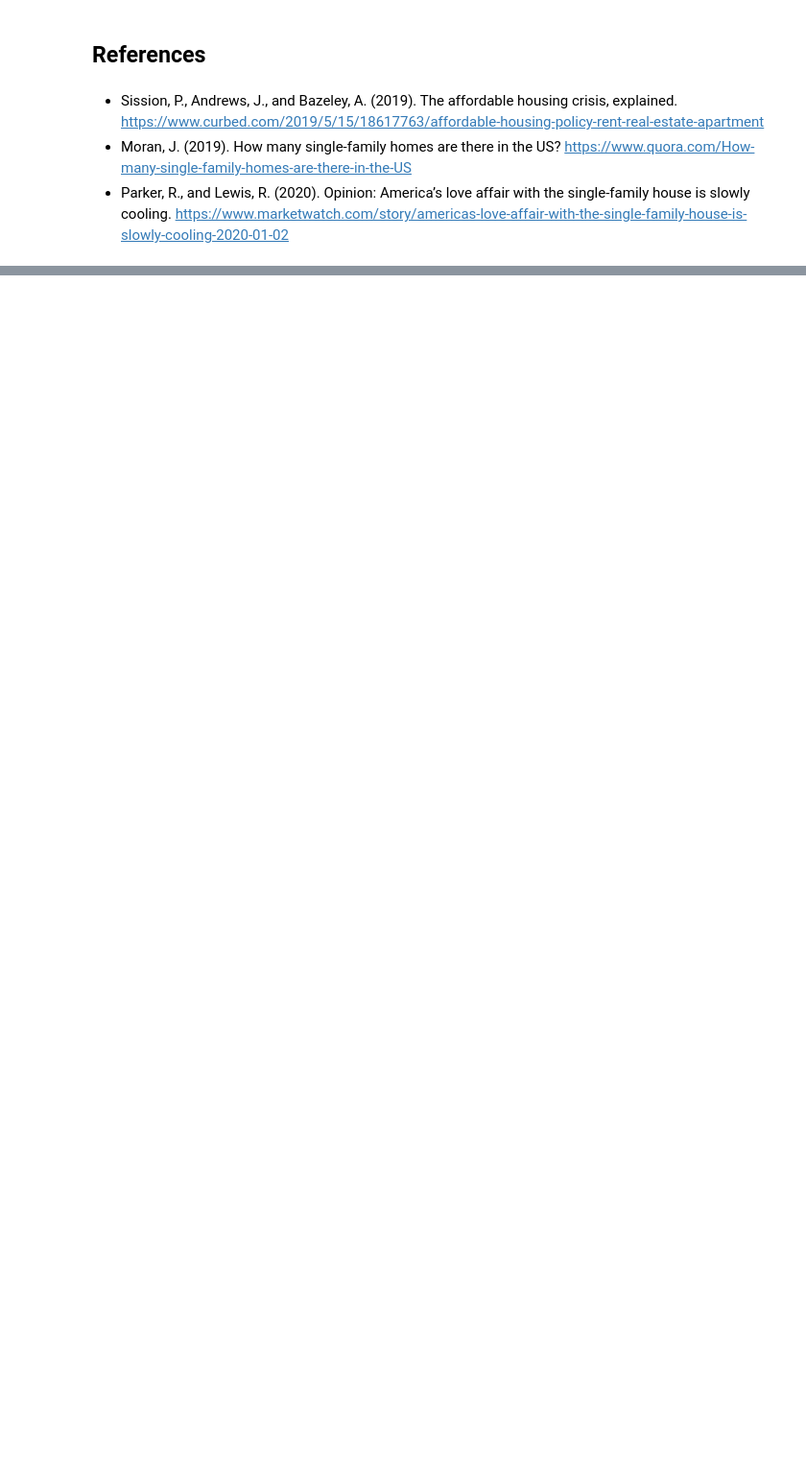
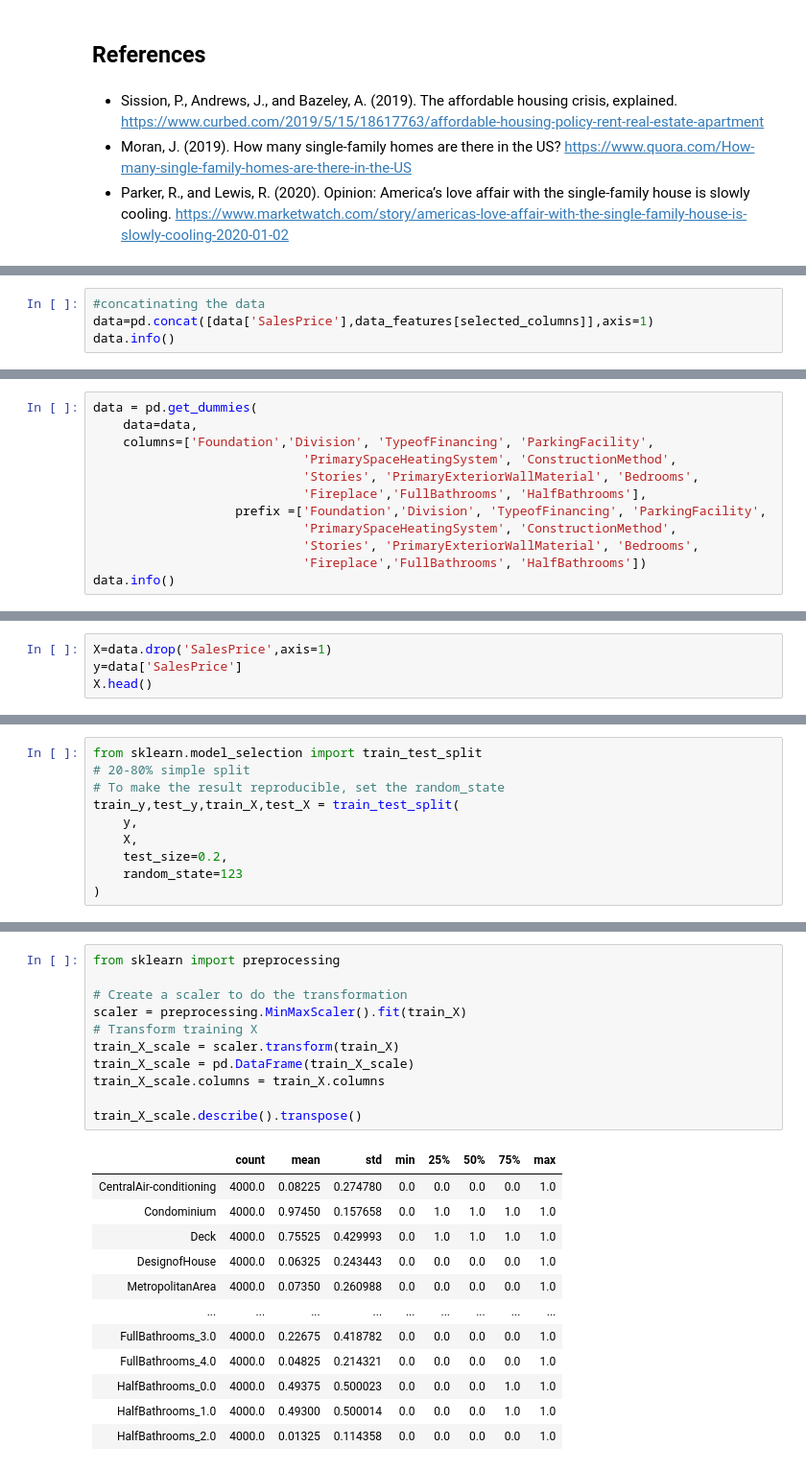
Before and after one commit to gassergalalali/MST-IST-5520-SP2020-Group-7, a Jupyter notebook: Milestone 3/Project Report - Milestone 3.ipynb, the cells around one changed output, grey strips where cells are left out. Shown at 96% size. Saved outputs shown, nothing was run; the diff lists cells and outputs as text; blank space fills up the shorter version.

```diff
--- a/Milestone 3/Project Report - Milestone 3.ipynb
+++ b/Milestone 3/Project Report - Milestone 3.ipynb
@@ -131,0 +228,4 @@ Dimension Reduction and Principal Component Analysis is shown [at this link](htt
+# %%
+#concatinating the data
+data=pd.concat([data['SalesPrice'],data_features[selected_columns]],axis=1)
+data.info()
@@ -131,0 +252,12 @@ Dimension Reduction and Principal Component Analysis is shown [at this link](htt
+# %%
+data = pd.get_dummies(
+    data=data,
+    columns=['Foundation','Division', 'TypeofFinancing', 'ParkingFacility',
+                            'PrimarySpaceHeatingSystem', 'ConstructionMethod',
+                            'Stories', 'PrimaryExteriorWallMaterial', 'Bedrooms',
+                            'Fireplace','FullBathrooms', 'HalfBathrooms'],
+                   prefix =['Foundation','Division', 'TypeofFinancing', 'ParkingFacility',
+                            'PrimarySpaceHeatingSystem', 'ConstructionMethod',
+                            'Stories', 'PrimaryExteriorWallMaterial', 'Bedrooms',
+                            'Fireplace','FullBathrooms', 'HalfBathrooms'])
+data.info()
@@ -131,0 +284,4 @@ Dimension Reduction and Principal Component Analysis is shown [at this link](htt
+# %%
+X=data.drop('SalesPrice',axis=1)
+y=data['SalesPrice']
+X.head()
@@ -131,0 +296,10 @@ Dimension Reduction and Principal Component Analysis is shown [at this link](htt
+# %%
+from sklearn.model_selection import train_test_split
+# 20-80% simple split
+# To make the result reproducible, set the random_state
+train_y,test_y,train_X,test_X = train_test_split(
+    y,
+    X,
+    test_size=0.2,
+    random_state=123
+)
@@ -131,0 +324,24 @@ Dimension Reduction and Principal Component Analysis is shown [at this link](htt
+# %%
+from sklearn import preprocessing
+
+# Create a scaler to do the transformation
+scaler = preprocessing.MinMaxScaler().fit(train_X)
+# Transform training X
+train_X_scale = scaler.transform(train_X)
+train_X_scale = pd.DataFrame(train_X_scale)
+train_X_scale.columns = train_X.columns
+
+train_X_scale.describe().transpose()
+# %% [output]
+|  | count | mean | std | min | 25% | 50% | 75% | max |
+| CentralAir-conditioning | 4000.0 | 0.08225 | 0.274780 | 0.0 | 0.0 | 0.0 | 0.0 | 1.0 |
+| Condominium | 4000.0 | 0.97450 | 0.157658 | 0.0 | 1.0 | 1.0 | 1.0 | 1.0 |
+| Deck | 4000.0 | 0.75525 | 0.429993 | 0.0 | 1.0 | 1.0 | 1.0 | 1.0 |
+| DesignofHouse | 4000.0 | 0.06325 | 0.243443 | 0.0 | 0.0 | 0.0 | 0.0 | 1.0 |
+| MetropolitanArea | 4000.0 | 0.07350 | 0.260988 | 0.0 | 0.0 | 0.0 | 0.0 | 1.0 |
+| ... | ... | ... | ... | ... | ... | ... | ... | ... |
+| FullBathrooms_3.0 | 4000.0 | 0.22675 | 0.418782 | 0.0 | 0.0 | 0.0 | 0.0 | 1.0 |
+| FullBathrooms_4.0 | 4000.0 | 0.04825 | 0.214321 | 0.0 | 0.0 | 0.0 | 0.0 | 1.0 |
+| HalfBathrooms_0.0 | 4000.0 | 0.49375 | 0.500023 | 0.0 | 0.0 | 0.0 | 1.0 | 1.0 |
+| HalfBathrooms_1.0 | 4000.0 | 0.49300 | 0.500014 | 0.0 | 0.0 | 0.0 | 1.0 | 1.0 |
+| HalfBathrooms_2.0 | 4000.0 | 0.01325 | 0.114358 | 0.0 | 0.0 | 0.0 | 0.0 | 1.0 |
```
Also changed, not shown: parts of 136 cells of this notebook, 4 other files.
